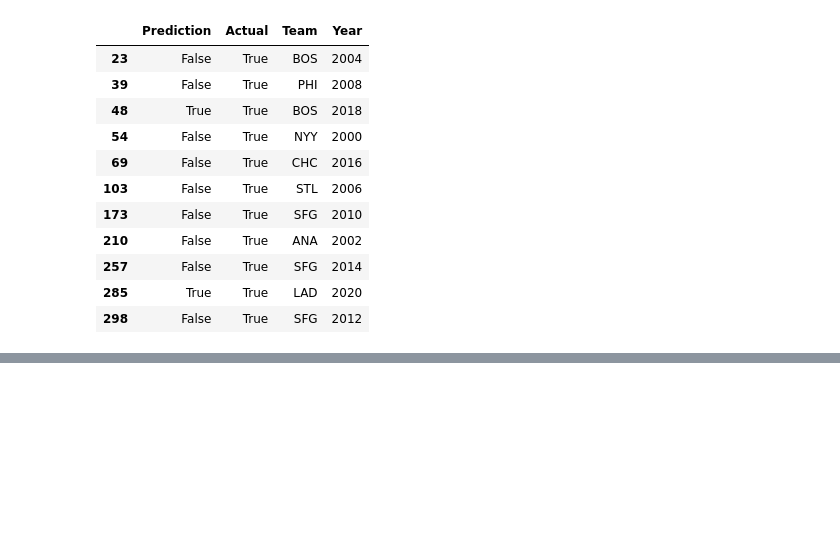
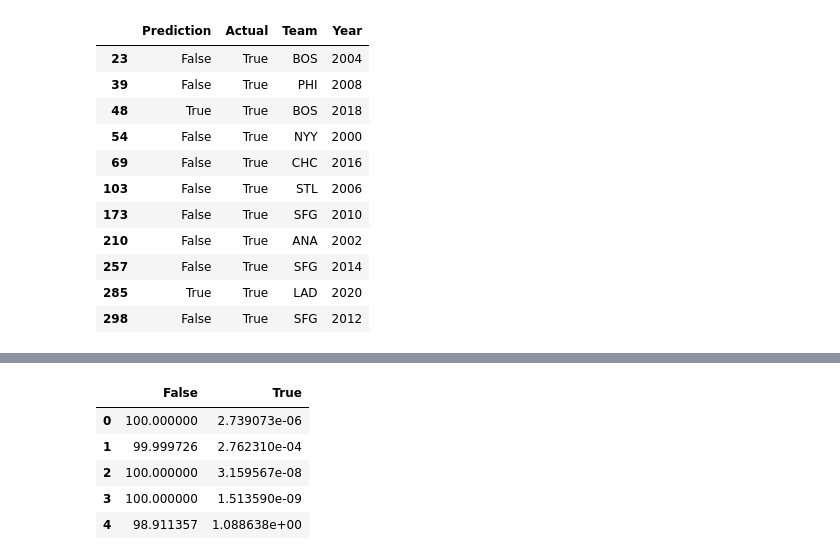
Before and after one commit to rileyfritz/final-project-MLB, a Jupyter notebook: neural_network.ipynb, the cells around one changed output, grey strips where cells are left out. Saved outputs shown, nothing was run; the diff lists cells and outputs as text; code cells hidden in the pictures; blank space fills up the shorter version.

```diff
--- a/neural_network.ipynb
+++ b/neural_network.ipynb
@@ -209,0 +230,14 @@ winners_df
+# %%
+import numpy as np
+probs_df = pd.DataFrame.from_records(probs)
+probs_df[0] = probs_df[0] * 100
+probs_df[1] = probs_df[1] * 100
+probs_df.rename(columns={0:False, 1:True}, inplace=True)
+probs_df.head()
+# %% [output]
+|  | False | True |
+| 0 | 100.000000 | 2.739073e-06 |
+| 1 | 99.999726 | 2.762310e-04 |
+| 2 | 100.000000 | 3.159567e-08 |
+| 3 | 100.000000 | 1.513590e-09 |
+| 4 | 98.911357 | 1.088638e+00 |
```
Also changed, not shown: parts of 3 cells of this notebook.
